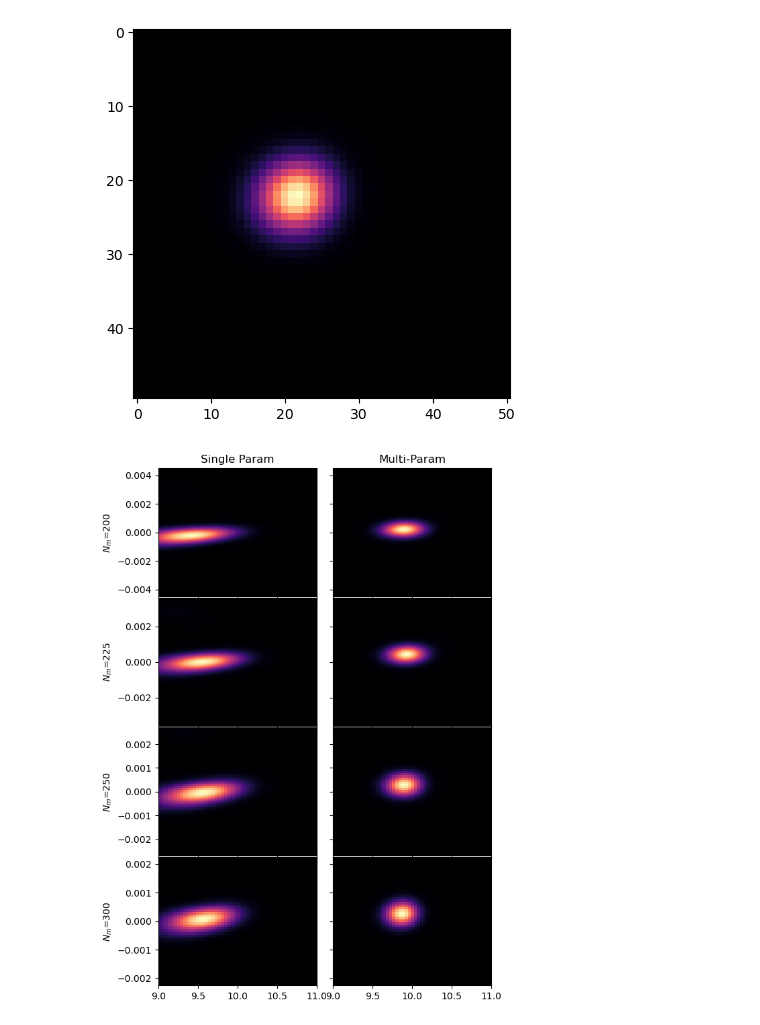
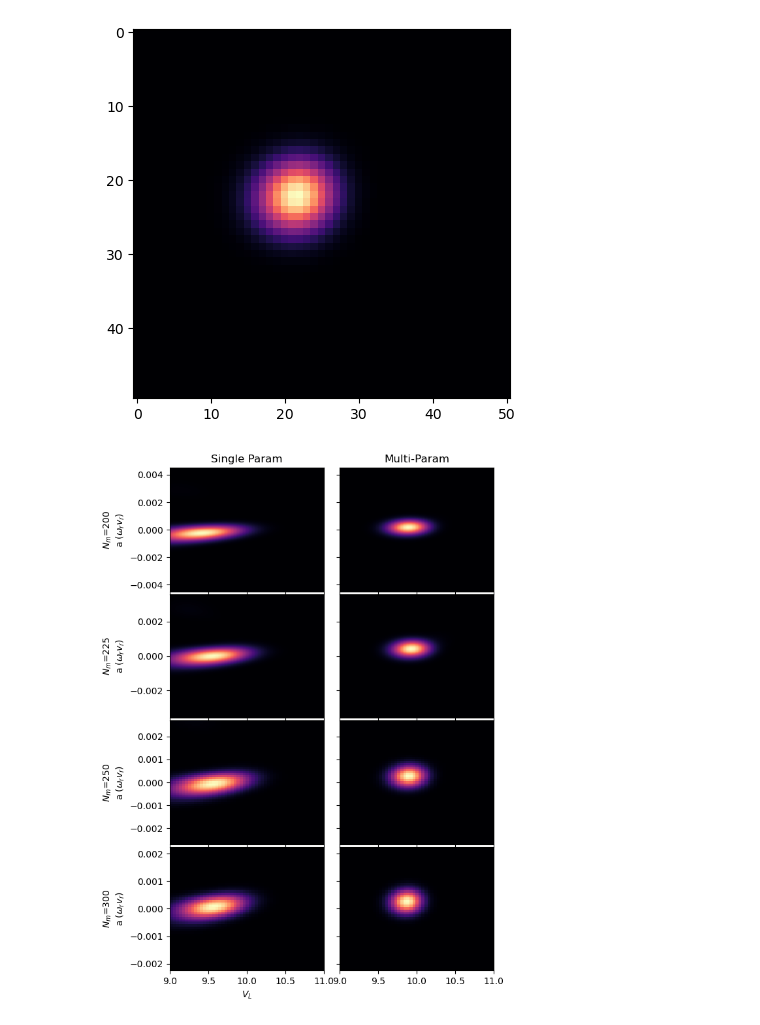
Before and after one commit to rootware/lattice_evolution, a Jupyter notebook: Python/Option1_2_comparison.ipynb, the cells around one changed output. Drawn from its saved outputs; the diff is of its cells as text; code cells hidden in the pictures.

```diff
--- a/Python/Option1_2_comparison.ipynb
+++ b/Python/Option1_2_comparison.ipynb
@@ -82,7 +82,7 @@ plt.imshow(plotPaV2[60][225:275,:],  cmap = "magma" , aspect=1)
 # %%
 fig=plt.figure()
 fig.set_figheight(10);
-gs = fig.add_gridspec(4, 2, hspace=0.01, wspace=0.1)
+gs = fig.add_gridspec(4, 2, hspace=0.02, wspace=0.1)
 axs = gs.subplots(sharex='col', sharey='row')
 AList = Seq1.AList;
 VList = Seq2.VList;
@@ -90,31 +90,34 @@ VList = Seq2.VList;
 
 
 measure_points = np.array([40,45, 50, 60]);
 min=np.array([200,210, 220, 225]);
 max = np.array([300,290, 280, 275])
 aspectarray = np.array([200,200, 200,200])
 for i in range(len(measure_points)):
     ax = axs[i, 0];
     im=ax.imshow(plotPaV[measure_points[i]][min[i]:max[i]+1,:], extent =[VList[0],VList[-1],AList[min[i]],AList[max[i]]],  cmap = "magma", aspect='auto')# ,  aspect=aspectarray[i])
 
     ax = axs[i, 1];
     im=ax.imshow(plotPaV2[measure_points[i]][min[i]:max[i]+1,:],  extent =[VList[0],VList[-1],AList[min[i]],AList[max[i]]], cmap = "magma", aspect='auto')# ,  aspect=aspectarray[i]);
 
 for ax in fig.get_axes():
     ax.label_outer()
 #cols = ['Column {}'.format(col) for col in range(1, 4)]
 cols = ['Single Param', 'Multi-Param']
 rows = ['$N_m$={}'.format(5*row) for row in measure_points]
 
 #fig, axes = plt.subplots(nrows=4, ncols=3, figsize=(12, 8))
 
 for ax, col in zip(axs[0], cols):
     ax.set_title(col)
 
 for ax, row in zip(axs[:,0], rows):
     ax.set_ylabel(row+'\n'+'a $(\omega_r v_r)$', rotation=90, size='medium')
+    ax.set_xlabel("$V_L$")
 
+for ax in fig.get_axes():
+    ax.label_outer()
 fig.tight_layout()
 plt.show()
 # %% [output]
-[figure, old version]
+[figure, new version]
```
Also changed, not shown: 2 other files.
